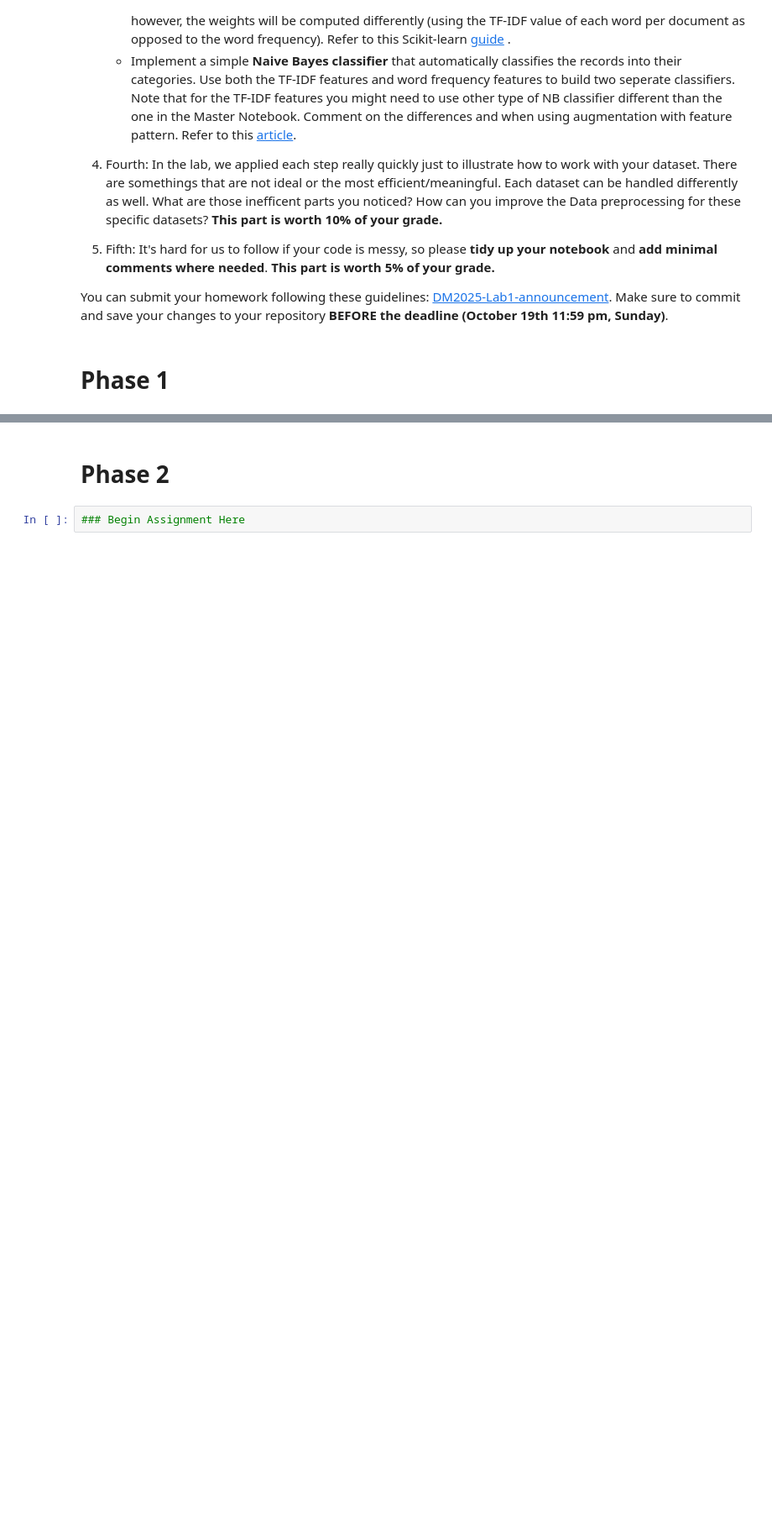
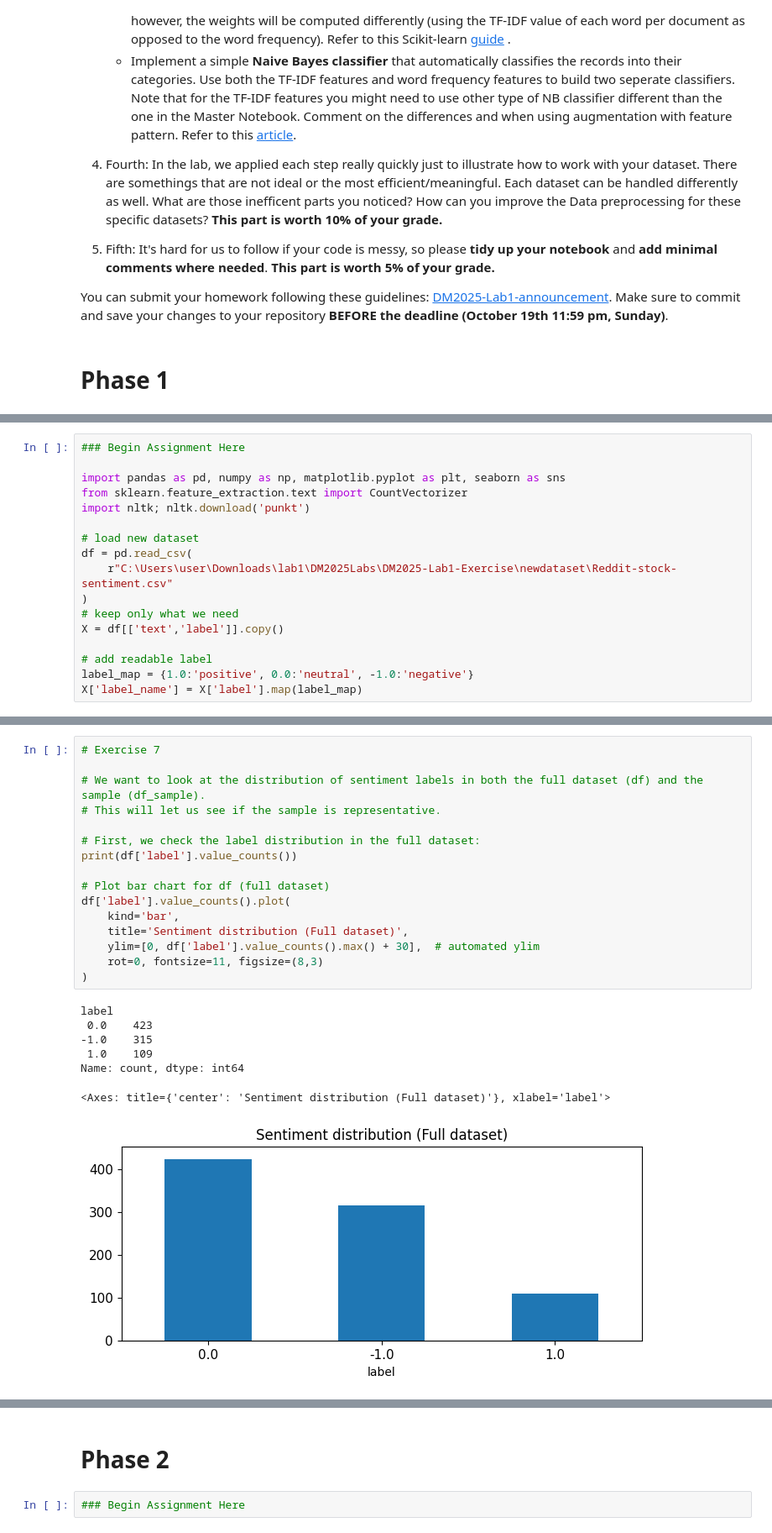
Before and after one commit to viajati/DM2025-Lab1-Exercise, a Jupyter notebook: DM2025-Lab1-Homework.ipynb, the cells around one changed output, grey strips where cells are left out. Shown: that part at 84% size. Drawn from its saved outputs; the diff is of its cells as text; blank space fills up the shorter version.

Commit message:
Finished Up to Exercise 9 HW

```diff
--- a/DM2025-Lab1-Homework.ipynb
+++ b/DM2025-Lab1-Homework.ipynb
@@ -62,0 +61,17 @@ You can submit your homework following these guidelines: [DM2025-Lab1-announceme
+# %%
+### Begin Assignment Here
+
+import pandas as pd, numpy as np, matplotlib.pyplot as plt, seaborn as sns
+from sklearn.feature_extraction.text import CountVectorizer
+import nltk; nltk.download('punkt')
+
+# load new dataset
+df = pd.read_csv(
+    r"C:\Users\user\Downloads\lab1\DM2025Labs\DM2025-Lab1-Exercise\newdataset\Reddit-stock-sentiment.csv"
+)
+# keep only what we need
+X = df[['text','label']].copy()
+
+# add readable label
+label_map = {1.0:'positive', 0.0:'neutral', -1.0:'negative'}
+X['label_name'] = X['label'].map(label_map)
@@ -62,0 +266,24 @@ You can submit your homework following these guidelines: [DM2025-Lab1-announceme
+# %%
+# Exercise 7
+
+# We want to look at the distribution of sentiment labels in both the full dataset (df) and the sample (df_sample).
+# This will let us see if the sample is representative.
+
+# First, we check the label distribution in the full dataset:
+print(df['label'].value_counts())
+
+# Plot bar chart for df (full dataset)
+df['label'].value_counts().plot(
+    kind='bar',
+    title='Sentiment distribution (Full dataset)',
+    ylim=[0, df['label'].value_counts().max() + 30],  # automated ylim
+    rot=0, fontsize=11, figsize=(8,3)
+)
+# %% [output]
+label
+ 0.0    423
+-1.0    315
+ 1.0    109
+Name: count, dtype: int64
+<Axes: title={'center': 'Sentiment distribution (Full dataset)'}, xlabel='label'>
+[figure, added]
```
Also changed, not shown: parts of 20 cells of this notebook.
